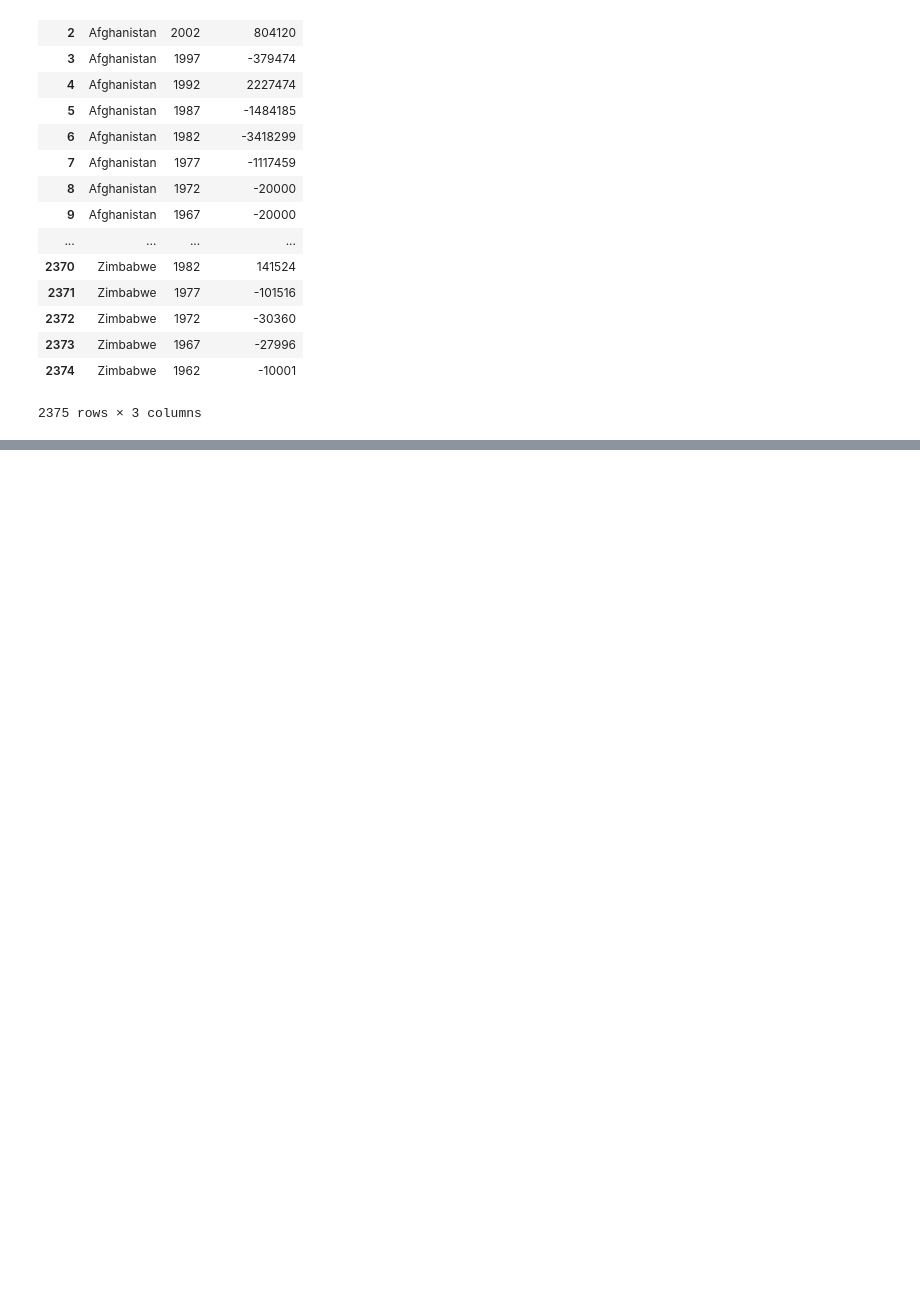
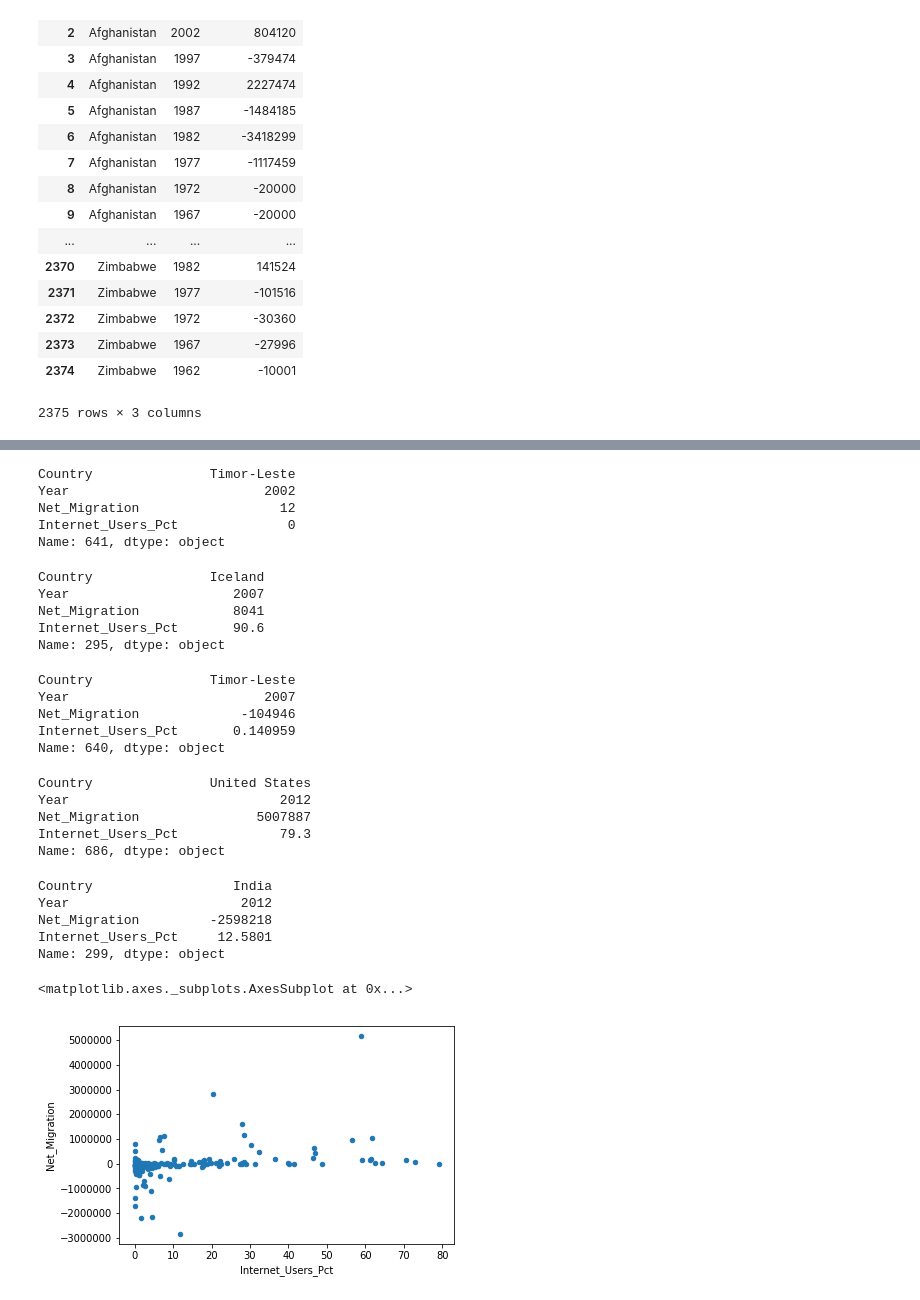
Before and after one commit to suhasinipallai/internet_migration_dq1, a Jupyter notebook: Data_Question1.ipynb, the cells around one changed output, grey strips where cells are left out. Saved outputs shown, nothing was run; the diff lists cells and outputs as text; code cells hidden in the pictures; blank space fills up the shorter version.

```diff
--- a/Data_Question1.ipynb
+++ b/Data_Question1.ipynb
@@ -159,0 +178,2 @@ merge_data
+# %%
+merge_data020712 = merge_data.loc[merge_data['Year'].isin([2002,2007,2012])]
@@ -159,0 +201,2 @@ merge_data
+# %%
+df_2002 = merge_data020712[merge_data020712.Year == 2002]
@@ -159,0 +277,45 @@ merge_data
+# %%
+ df_2002.loc[df_2002['Internet_Users_Pct'].idxmin()]
+# %% [output]
+Country               Timor-Leste
+Year                         2002
+Net_Migration                  12
+Internet_Users_Pct              0
+Name: 641, dtype: object
+# %%
+ df_2007.loc[df_2007['Internet_Users_Pct'].idxmax()]
+# %% [output]
+Country               Iceland
+Year                     2007
+Net_Migration            8041
+Internet_Users_Pct       90.6
+Name: 295, dtype: object
+# %%
+df_2007.loc[df_2007['Internet_Users_Pct'].idxmin()]
+# %% [output]
+Country               Timor-Leste
+Year                         2007
+Net_Migration             -104946
+Internet_Users_Pct       0.140959
+Name: 640, dtype: object
+# %%
+df_2012.loc[df_2012['Net_Migration'].idxmax()]
+# %% [output]
+Country               United States
+Year                           2012
+Net_Migration               5007887
+Internet_Users_Pct             79.3
+Name: 686, dtype: object
+# %%
+df_2012.loc[df_2012['Net_Migration'].idxmin()]
+# %% [output]
+Country                  India
+Year                      2012
+Net_Migration         -2598218
+Internet_Users_Pct     12.5801
+Name: 299, dtype: object
+# %%
+df_2002.plot(kind='scatter',x='Internet_Users_Pct',y='Net_Migration')
+# %% [output]
+<matplotlib.axes._subplots.AxesSubplot at 0x...>
+[figure, added]
```
Also changed, not shown: parts of 30 cells of this notebook.
